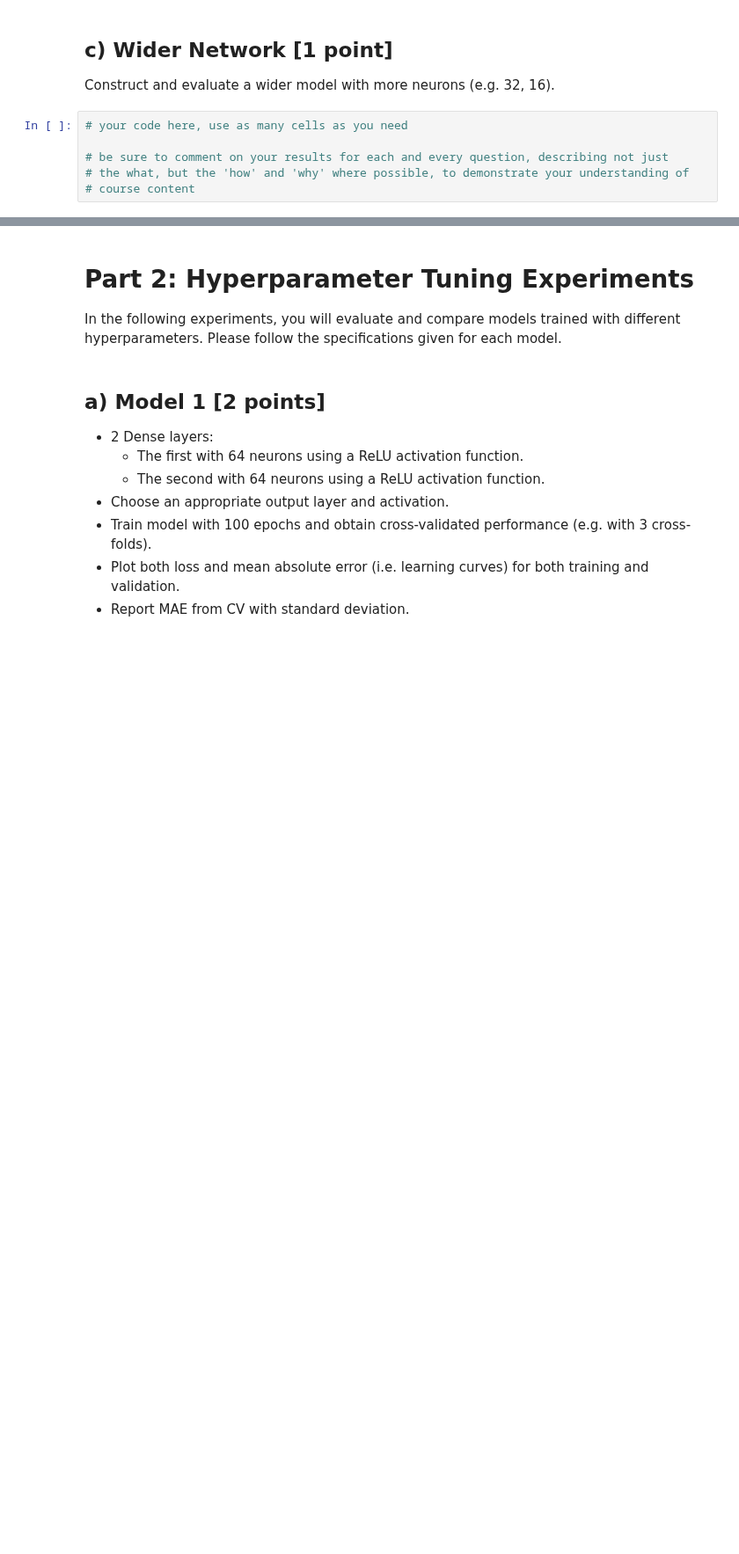
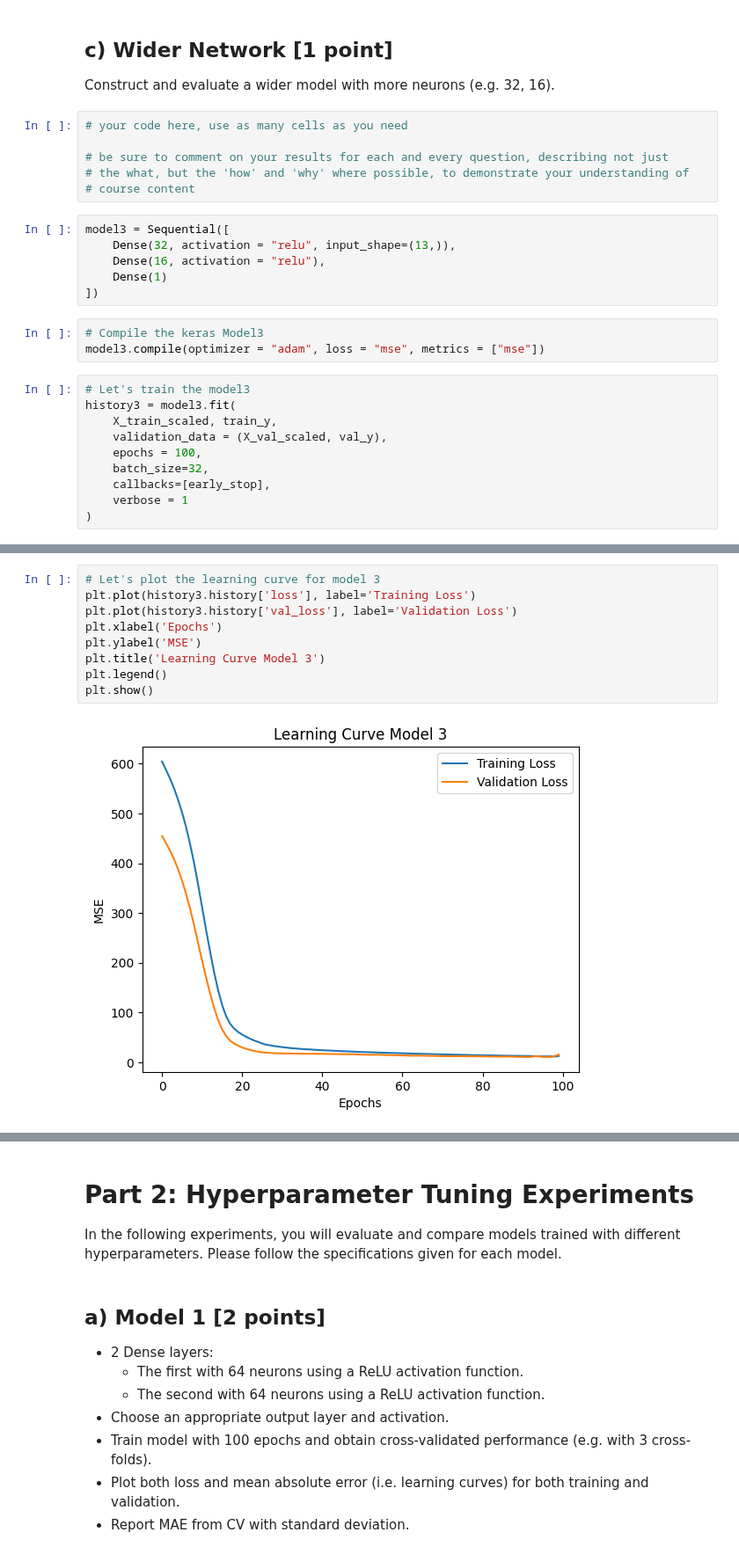
Before and after one commit to assalnekoufar/ML-DL, a Jupyter notebook: Module 2 - Model Tuning/Assignment 1 - Deep Learning using Keras/SCS_3546_Assignment_01_Fall2023.ipynb, the cells around one changed output, grey strips where cells are left out. Shown at 88% size. Drawn from its saved outputs; the diff is of its cells as text; blank space fills up the shorter version.

```diff
--- a/Module 2 - Model Tuning/Assignment 1 - Deep Learning using Keras/SCS_3546_Assignment_01_Fall2023.ipynb
+++ b/Module 2 - Model Tuning/Assignment 1 - Deep Learning using Keras/SCS_3546_Assignment_01_Fall2023.ipynb
@@ -292,3 +356,22 @@ Construct and evaluate a wider model with more neurons (e.g. 32, 16).
 # be sure to comment on your results for each and every question, describing not just
 # the what, but the 'how' and 'why' where possible, to demonstrate your understanding of
 # course content
+# %%
+model3 = Sequential([
+    Dense(32, activation = "relu", input_shape=(13,)),
+    Dense(16, activation = "relu"),
+    Dense(1)
+])
+# %%
+# Compile the keras Model3
+model3.compile(optimizer = "adam", loss = "mse", metrics = ["mse"])
+# %%
+# Let's train the model3
+history3 = model3.fit(
+    X_train_scaled, train_y,
+    validation_data = (X_val_scaled, val_y),
+    epochs = 100,
+    batch_size=32,
+    callbacks=[early_stop],
+    verbose = 1
+)
@@ -294,0 +396,11 @@ Construct and evaluate a wider model with more neurons (e.g. 32, 16).
+# %%
+# Let's plot the learning curve for model 3
+plt.plot(history3.history['loss'], label='Training Loss')
+plt.plot(history3.history['val_loss'], label='Validation Loss')
+plt.xlabel('Epochs')
+plt.ylabel('MSE')
+plt.title('Learning Curve Model 3')
+plt.legend()
+plt.show()
+# %% [output]
+[figure, added]
```
Also changed, not shown: parts of 12 cells of this notebook.
